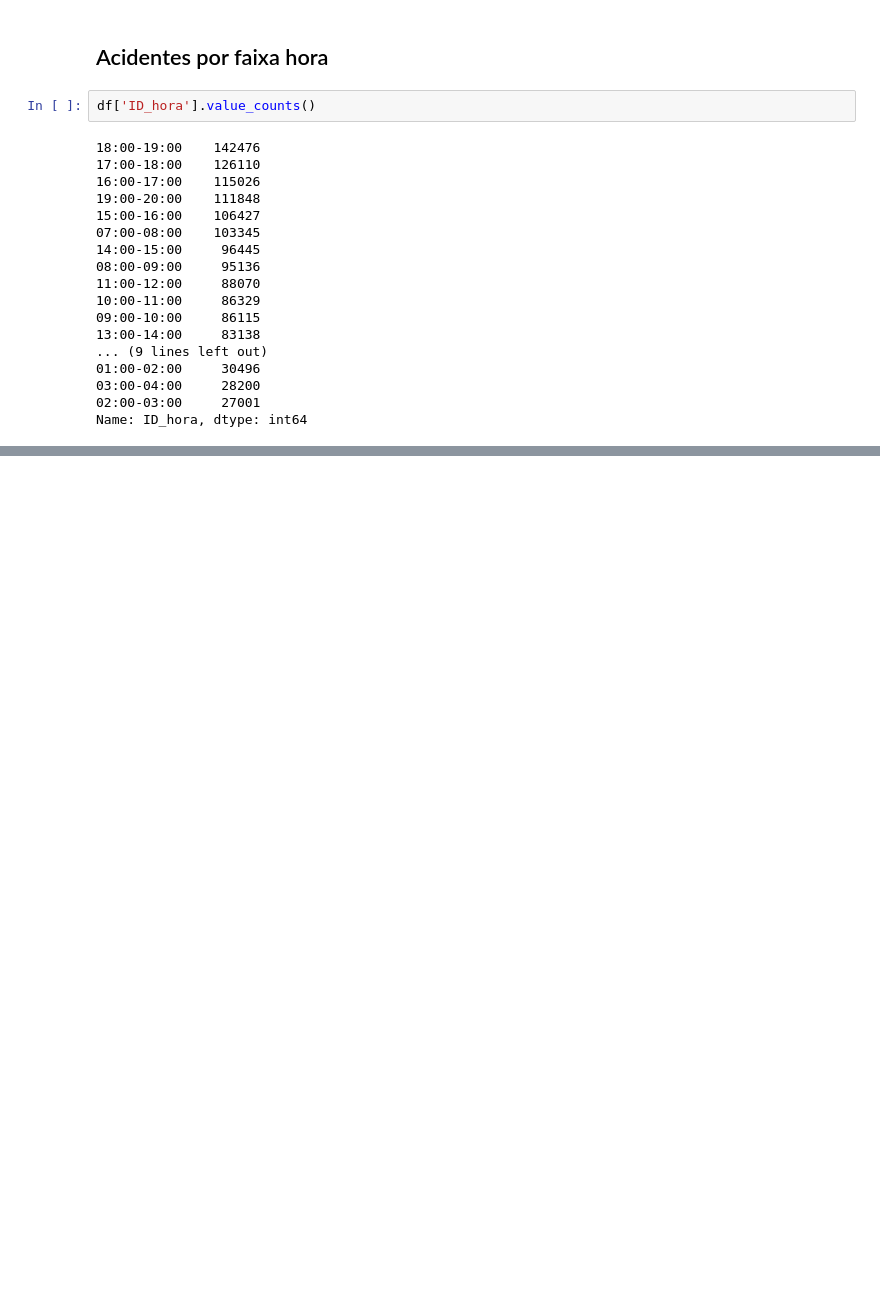
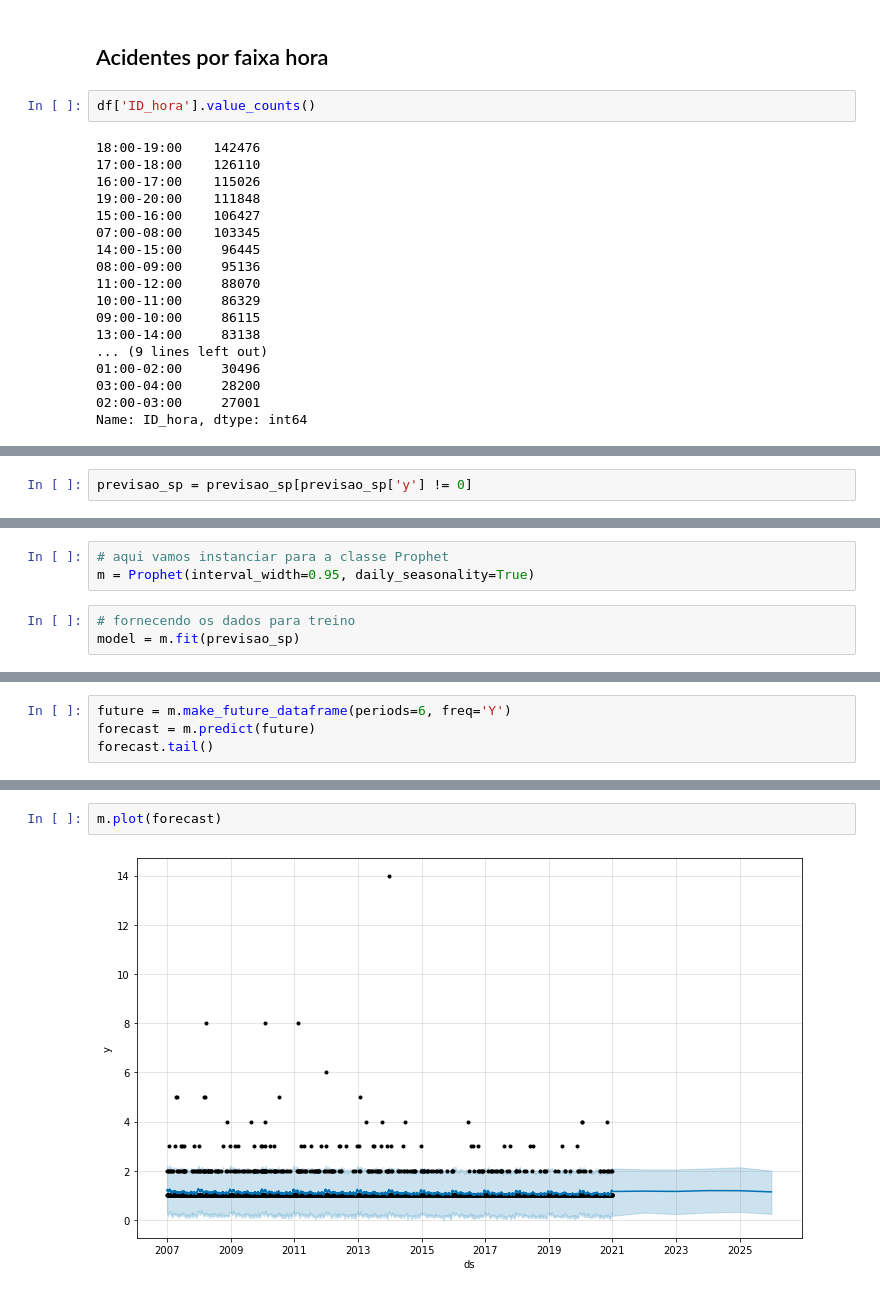
Before and after one commit to KPxto/pucminas_tcc_mba, a Jupyter notebook: tratamento_tcc_completo.ipynb, the cells around one changed output, grey strips where cells are left out. Cells and saved outputs as stored; diff of their text form; blank space fills up the shorter version.

```diff
--- a/tratamento_tcc_completo.ipynb
+++ b/tratamento_tcc_completo.ipynb
@@ -483,0 +514,2 @@ Name: ID_hora, dtype: int64
+# %%
+previsao_sp = previsao_sp[previsao_sp['y'] != 0]
@@ -483,0 +518,6 @@ Name: ID_hora, dtype: int64
+# %%
+# aqui vamos instanciar para a classe Prophet
+m = Prophet(interval_width=0.95, daily_seasonality=True)
+# %%
+# fornecendo os dados para treino
+model = m.fit(previsao_sp)
@@ -483,0 +534,4 @@ Name: ID_hora, dtype: int64
+# %%
+future = m.make_future_dataframe(periods=6, freq='Y')
+forecast = m.predict(future)
+forecast.tail()
@@ -483,0 +562,4 @@ Name: ID_hora, dtype: int64
+# %%
+m.plot(forecast)
+# %% [output]
+[figure, added]
```
Also changed, not shown: parts of 22 cells of this notebook, 1 other file.
